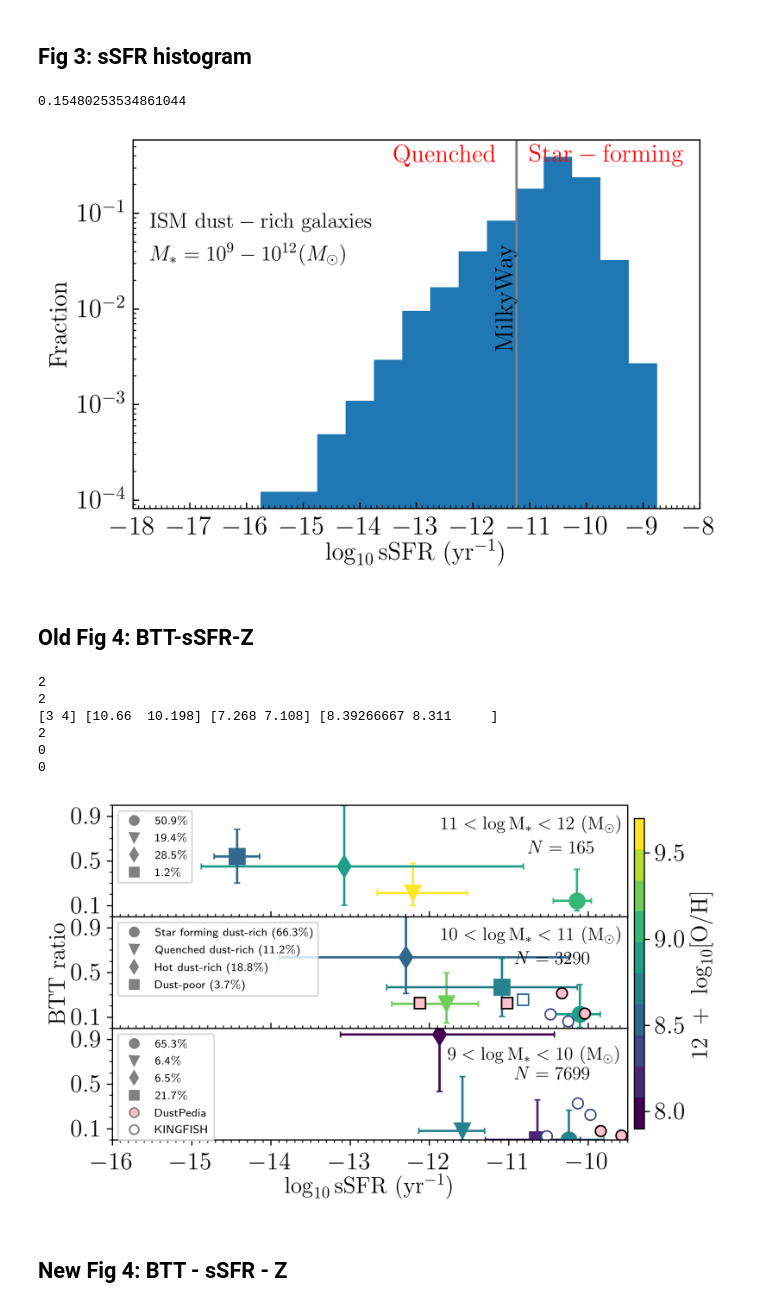
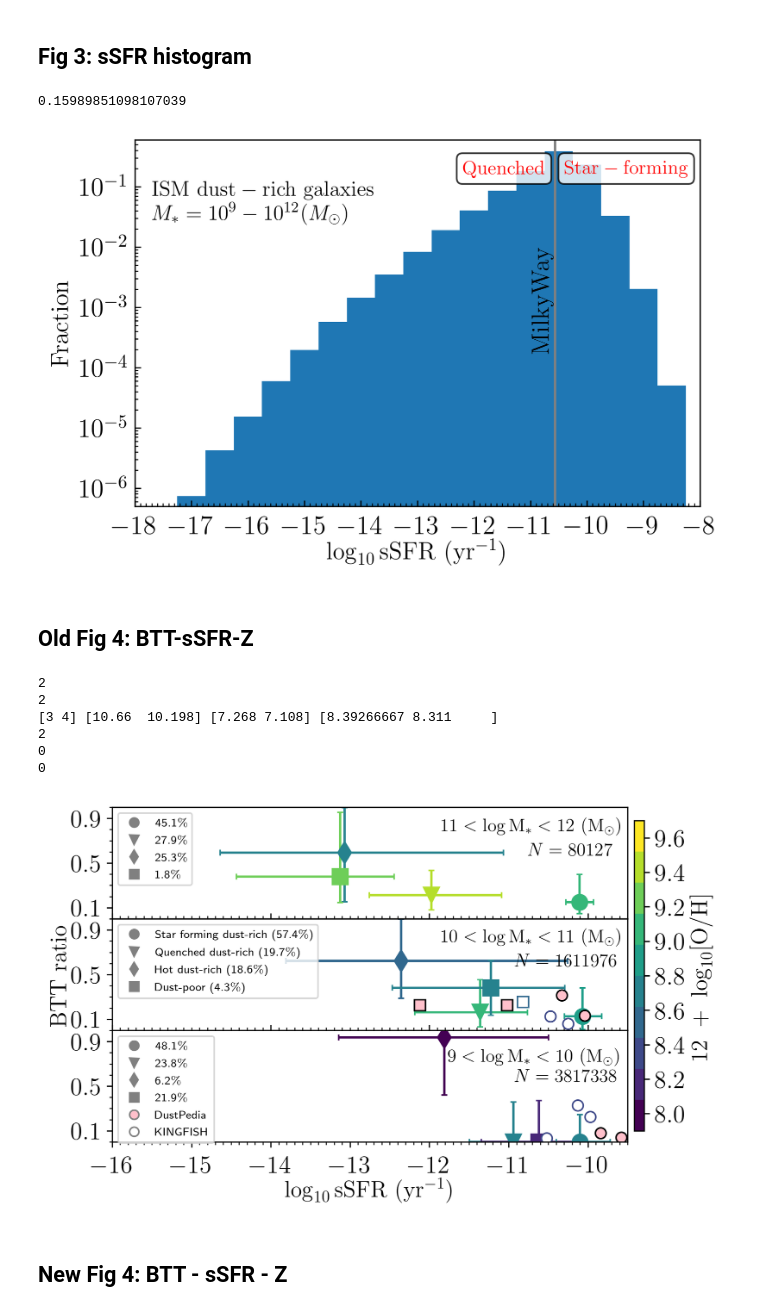
Before and after one commit to darrencroton/sage, a Jupyter notebook: analysis/Paper2_plotting.ipynb, the cells around one changed output. Saved outputs shown, nothing was run; the diff lists cells and outputs as text; code cells hidden in the pictures.

```diff
--- a/analysis/Paper2_plotting.ipynb
+++ b/analysis/Paper2_plotting.ipynb
@@ -28,17 +28,17 @@ plt.rcParams['xtick.labelsize'] = 16
 plt.rcParams['ytick.labelsize'] = 16
 # %%
 Hubble_h = 0.73
-BoxSize = ((62.5**3) * (8/8))**(1/3)
-#BoxSize = ((500**3) * (512/512))**(1/3)
+#BoxSize = ((62.5**3) * (8/8))**(1/3)
+BoxSize = ((500**3) * (512/512))**(1/3)
 #BoxSize = ((1000**3) * (1000/1000))**(1/3)
 #BoxSize = ((250**3) * (1/125))**(1/3)
 #print(BoxSize)
 dilute = 5000
-ssfr_MW = np.log10(0.59e-11)
+ssfr_MW = np.log10(2.71e-11)
 sSFRcut = -11.0 # Divide quiescent from star forming galaxies
 # %%
-#directory = '../../output/test-bulge3/'
-directory = '../src/auxdata/trees/play2/'
+directory = '../../output/test-bulge3/'
+#directory = '../src/auxdata/trees/play2/'
 #directory1 = '../../output/no-destruct/'
 filename = 'model'
 #redshift = [127.000, 79.998, 50.000, 30.000, 19.916, 18.244, 16.725, 15.343, 14.086, 12.941, 11.897, 10.944, 10.073, 9.278, 8.550, 7.883, 7.272, 6.712, 6.197, 5.724, 5.289, 4.888, 4.520, 4.179, 3.866, 3.576, 3.308, 3.060, 2.831, 2.619, 2.422, 2.239, 2.070, 1.913, 1.766, 1.630, 1.504, 1.386, 1.276, 1.173, 1.078, 0.989, 0.905, 0.828, 0.755, 0.687, 0.624, 0.564, 0.509, 0.457, 0.408, 0.362, 0.320, 0.280, 0.242, 0.208, 0.175, 0.144, 0.116, 0.089, 0.064, 0.041, 0.020, 0.000]
@@ -51,7 +51,7 @@ redshift = [0.000, 1.386, 2.070, 3.060, 4.179, 5.289, 6.197, 7.272] #millennium
 #redshift = [0.000]
 #redshift = [0.000, 1.321, 2.028, 3.037, 4.038, 5.150, 6.022, 7.026] #MDPL
 firstfile = 0
-lastfile = 7
+lastfile = 511
 MaxTreeFiles = lastfile - firstfile + 1
 #print(lbtime)
 # %%
@@ -431,7 +431,7 @@ print(len(w)/len(ssfr_rich))
 
 plt.yscale('log')
 #plt.yticks([0, 0.25, 0.5])
-#plt.ylim(0, 0.6)
+plt.ylim(0, 0.6)
 
 plt.xlim(-18, -8)
 ax.xaxis.set_minor_locator(plt.MultipleLocator(0.1))
@@ -459,40 +459,41 @@ plt.axvline(x=ssfr_MW, color='grey')
 
 plt.ylim(0, 0.6)
 plt.xlim(-18, -8)
 w = np.where(ssfr>sSFRcut)[0]
 print(len(w)/len(ssfr))
 
 #fig.text(0.15, 0.53, r'$M_\mathrm{dust} > 1.0 \times 10^{7} (M_{\odot})$', fontsize=10)
 
 fig.text(0.13, 0.5, r'$\mathrm{ISM}\ \mathrm{dust-poor}\ \mathrm{galaxies}$', fontsize=15)
 ax.xaxis.set_minor_locator(plt.MultipleLocator(0.1))
 ax.yaxis.set_minor_locator(plt.MultipleLocator(0.05))
 '''
 plt.xticks([-18, -17, -16, -15, -14, -13, -12, -11, -10, -9, -8])
 #plt.yticks([0, 0.25, 0.5])
 #plt.yticks([0, 0.1, 0.2, 0.3, 0.4, 0.5, 0.6])
 
 plt.xlabel(r'$\log_{10} \mathrm{sSFR}\ (\mathrm{yr}^{-1})$', fontsize=15)
 plt.ylabel(r'$\mathrm{Fraction}$', fontsize=15)
-plt.text(-11.6, 0.013, r'$\mathrm{MilkyWay}$', fontsize=15, color='k', va='center', rotation='vertical')
-plt.text(-13.4, 0.4, r'$\mathrm{Quenched}$', fontsize=15, color='red', va='center')
-plt.text(-11, 0.4, r'$\mathrm{Star-forming}$', fontsize=15, color='red', va='center')
+plt.text(-11, 0.0013, r'$\mathrm{MilkyWay}$', fontsize=15, color='k', va='center', rotation='vertical')
+props = dict(boxstyle='round', facecolor='white', alpha=0.8)
+plt.text(-12.2, 0.2, r'$\mathrm{Quenched}$', fontsize=12, color='red', va='center', bbox=props)
+plt.text(-10.4, 0.2, r'$\mathrm{Star-forming}$', fontsize=12, color='red', va='center', bbox=props)
 plt.text(-17.7, 0.07, r'$\mathrm{ISM}\ \mathrm{dust-rich}\ \mathrm{galaxies}$', fontsize=13)
-plt.text(-17.7, 0.03, r'$ M_{*} = 10^{9} - 10^{12} (M_{\odot})$', fontsize=13)
+plt.text(-17.7, 0.025, r'$ M_{*} = 10^{9} - 10^{12} (M_{\odot})$', fontsize=13)
 
 #fig.text(0.0, 0.5, r'$\mathrm{Fraction}$', fontsize=15, va='center', rotation='vertical')
 #plt.text(0.69, 0.43, r'$\mathrm{MilkyWay}$', fontsize=15, color='grey', va='center', rotation='vertical')
 #fig.text(0.52, 0.87, r'$\mathrm{Quenched}$', fontsize=15, color='red', va='center')
 #fig.text(0.69, 0.87, r'$\mathrm{Star-forming}$', fontsize=15, color='red', va='center')
 #fig.text(0.13, 0.9, r'$\mathrm{ISM}\ \mathrm{dust-rich}\ \mathrm{galaxies}$', fontsize=15)
 #fig.text(0.13, 0.6, r'$ M_{*} = 10^{9} - 10^{12} (M_{\odot})$', fontsize=15)
 
 plt.tight_layout()
 plt.subplots_adjust(wspace=0, hspace=0)
-#plt.savefig('plots/sSFR-hist-allmass-play2.png')
+plt.savefig('plots/sSFR-hist-allmass-512files.png')
 # %% [output]
-0.15480253534861044
+0.15989851098107039
-[figure, old version]
+[figure, new version]
 # %% [markdown]
 ## Old Fig 4: BTT-sSFR-Z
 # %%
@@ -548,7 +549,7 @@ def compute_stats(w, btt, ssfr, metals):
     return (med_ssfr_d, med_btt_d, med_metals_d, xerr, yerr)
     #return()
 # %%
-ssfr_MW = np.log10(0.59e-11)
+
 
 #w = np.where((G_history[0].MetalsColdGas > 0) & ( G_history[0].ColdGas / (G_history[0].StellarMass + G_history[0].ColdGas) > 0.0))[0]
 w = np.where((G_history[0].StellarMass * 1.e10 / Hubble_h > 1.e9) &
@@ -961,7 +962,7 @@ fig.colorbar(sm, cax=cbar_ax)
 fig.text(1.0, 0.5, r'$12\ +\ \log_{10}[\mathrm{O/H}]$', fontsize=15, va='center', rotation='vertical')
 
 plt.subplots_adjust(wspace=0, hspace=0)
-plt.savefig('plots/btt-ssfr-Z-play2.png', bbox_inches='tight')
+plt.savefig('plots/btt-ssfr-Z-512files-v2.png', bbox_inches='tight')
 # %% [output]
 2
 2
@@ -969,7 +970,7 @@ plt.savefig('plots/btt-ssfr-Z-play2.png', bbox_inches='tight')
 2
 0
 0
-[figure, old version]
+[figure, new version]
 # %% [markdown]
 ## New Fig 4: BTT - sSFR - Z
 # %%
```
Also changed, not shown: parts of 10 cells of this notebook, 1 other file.
